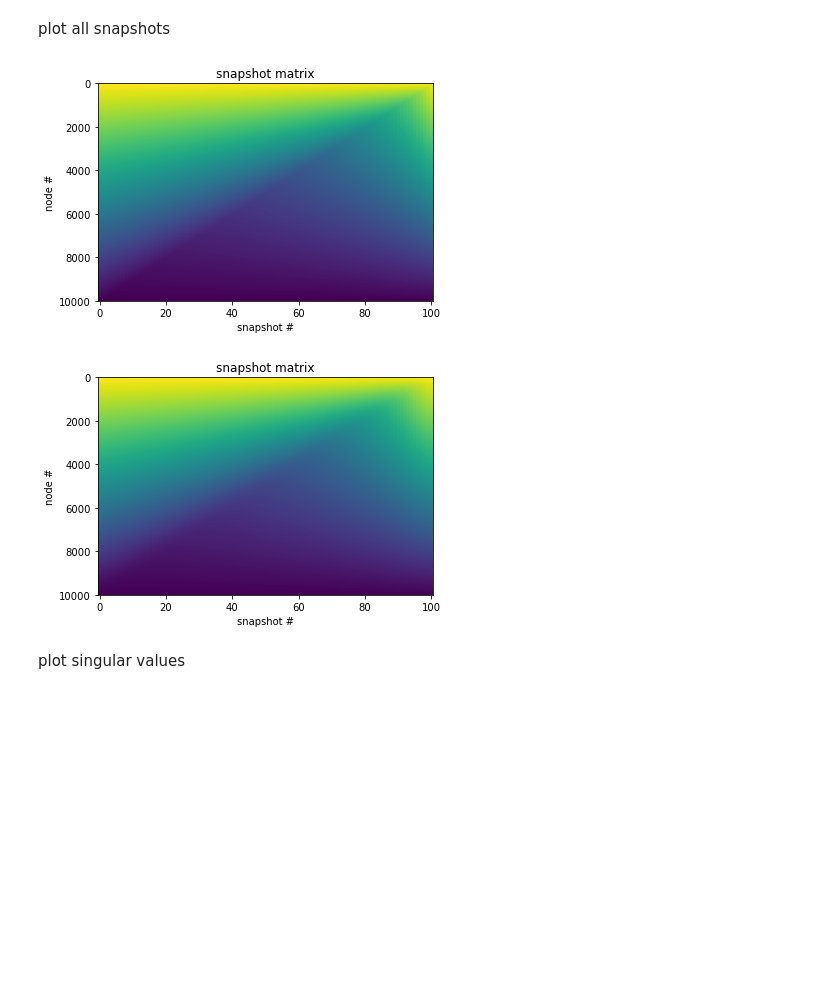
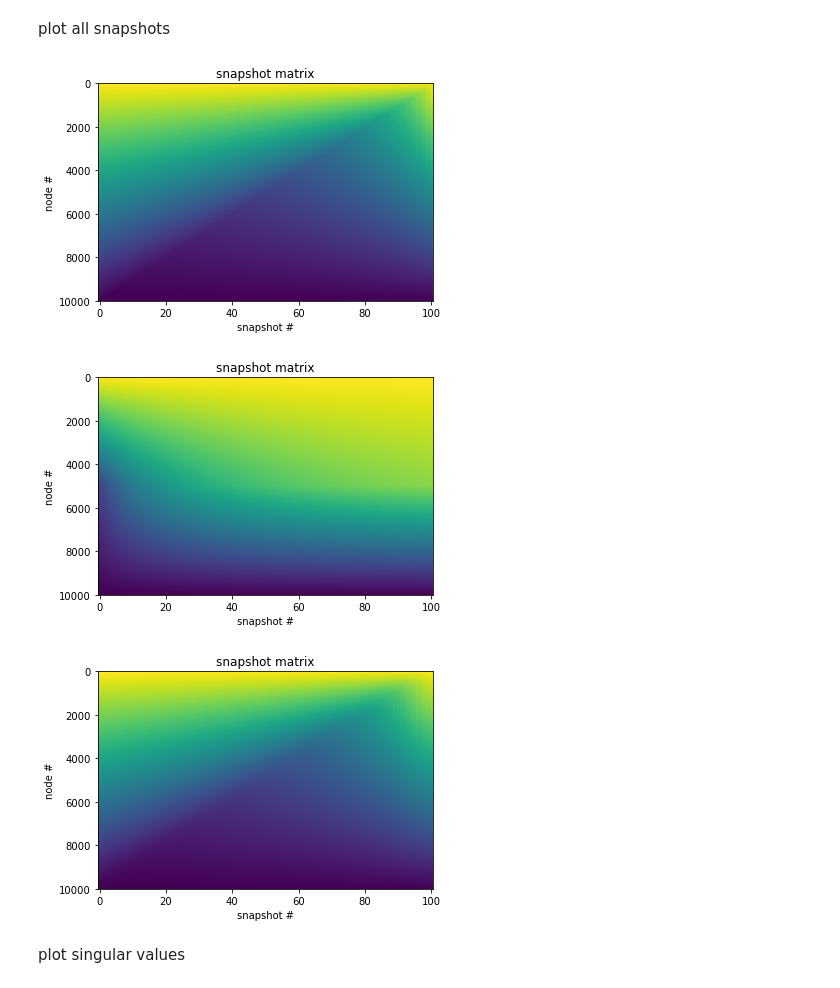
Before and after one commit to flabowski/FEniCS_rb_demo, a Jupyter notebook: poisson problem.ipynb, the cells around one changed output. Saved outputs shown, nothing was run; the diff lists cells and outputs as text; code cells hidden in the pictures; blank space fills up the shorter version.

Commit message:
added another step example

```diff
--- a/poisson problem.ipynb
+++ b/poisson problem.ipynb
@@ -62,10 +68,12 @@ def right(x):
 
 # Create mesh and define function space
 mesh = UnitIntervalMesh(m-1)
-x = mesh.coordinates()[:, 0]
-x_elem = (x[1:]+x[:-1])/2
+#x = mesh.coordinates()[:, 0]
+#x_elem = (x[1:]+x[:-1])/2
 V = FunctionSpace(mesh, "CG", 1)
 Q = FunctionSpace(mesh, "DG", 0)
+x_V = V.tabulate_dof_coordinates()[:, 0]
+x_Q = Q.tabulate_dof_coordinates()[:, 0]
 # Define variational problem
 u = TrialFunction(V)
 v = TestFunction(V)
@@ -80,22 +88,26 @@ u = Function(V)
 What is left to do is only to iterate over the profiles and some values for the parameter. The results are collected in a snpshot matrix X which is then decomposed using the SVD.
 # %%
 S_all = []
-us = [[], []]
-X_all = [np.zeros((m, n)), np.zeros((m, n))]
+us = [[], [], []]
+U_all = []
+X_all = [np.zeros((m, n)), np.zeros((m, n)), np.zeros((m, n))]
 set_log_active(False)
-for j, thermal_conductivity in enumerate([step, sigmoid]):
+for j, thermal_conductivity in enumerate([step, step2, sigmoid]):
     X = X_all[j]
     for i, p in enumerate(np.linspace(0, 1, n, endpoint=False)):
-        k.vector().vec().array = thermal_conductivity(x_elem, p)
+        k.vector().vec().array = thermal_conductivity(x_Q, p)
         # Compute solution
         solve(a == L, u, bcs)
         X[:, i] = u.vector().vec().array
         us[j][i:i] = [u.copy(deepcopy=True)]
+        #print(i, j, u.vector().vec().array)
 
     U, S, VT = np.linalg.svd(X, full_matrices=False)
+
     X_approx = np.matmul(U * S, VT)
     print("machine precision of SVD?:", np.allclose(X_approx, X))
-    S_all[0:0] = [S]
+    S_all[j:j] = [S]
+    U_all[j:j] = [U]
 # %% [output]
 machine precision of SVD?: True
 machine precision of SVD?: True
@@ -123,14 +117,14 @@ plt.plot(x, step(x, .5)-sigmoid(x, .5))
 # %% [markdown]
 plot thermal conductivity profile
 # %%
-for j, thermal_conductivity in enumerate([step, sigmoid]):
+for j, thermal_conductivity in enumerate([step, step2, sigmoid]):
     X = X_all[j]
     fig, ax = plt.subplots()
-    ax.plot(x_elem, thermal_conductivity(x_elem, 0))
-    ax.plot(x_elem, thermal_conductivity(x_elem, .25))
-    ax.plot(x_elem, thermal_conductivity(x_elem, .5))
-    ax.plot(x_elem, thermal_conductivity(x_elem, .75))
-    ax.plot(x_elem, thermal_conductivity(x_elem, 1.0))
+    ax.plot(x_Q, thermal_conductivity(x_Q, 0))
+    ax.plot(x_Q, thermal_conductivity(x_Q, .25))
+    ax.plot(x_Q, thermal_conductivity(x_Q, .5))
+    ax.plot(x_Q, thermal_conductivity(x_Q, .75))
+    ax.plot(x_Q, thermal_conductivity(x_Q, 1.0))
     ax.set_xlabel("x")
     ax.set_ylabel("k [W/mK]")
     plt.title("thermal conductivity")
@@ -141,12 +136,12 @@ for j, thermal_conductivity in enumerate([step, sigmoid]):
 # %% [markdown]
 plot 10 snapshots
 # %%
-for j, thermal_conductivity in enumerate([step, sigmoid]):
+for j, thermal_conductivity in enumerate([step, step2, sigmoid]):
     X = X_all[j]
     fig, ax = plt.subplots()
     for i in np.linspace(0, n-1, 11, dtype=int):
         if i < X.shape[1]:
-            ax.plot(x, X[:, i])
+            ax.plot(x_V, X[:, i])
     ax.set_xlabel("x")
     ax.set_ylabel("u(x)")
     plt.title("some snapshots in the database")
@@ -157,18 +153,19 @@ for j, thermal_conductivity in enumerate([step, sigmoid]):
 # %% [markdown]
 plot all snapshots
 # %%
-for j, thermal_conductivity in enumerate([step, sigmoid]):
+for j, thermal_conductivity in enumerate([step, step2, sigmoid]):
     X = X_all[j]
     fig, ax = plt.subplots()
     ax.imshow(X, interpolation="nearest")
     ax.set_aspect("auto")
     ax.set_xlabel("snapshot #")
     ax.set_ylabel("node #")
     plt.title("snapshot matrix")
     plt.show()
 # %% [output]
 [figure]
-[figure, old version]
+[figure, new version]
+[figure, added]
 # %% [markdown]
 plot singular values
 # %%
```
Also changed, not shown: parts of 12 cells of this notebook.
